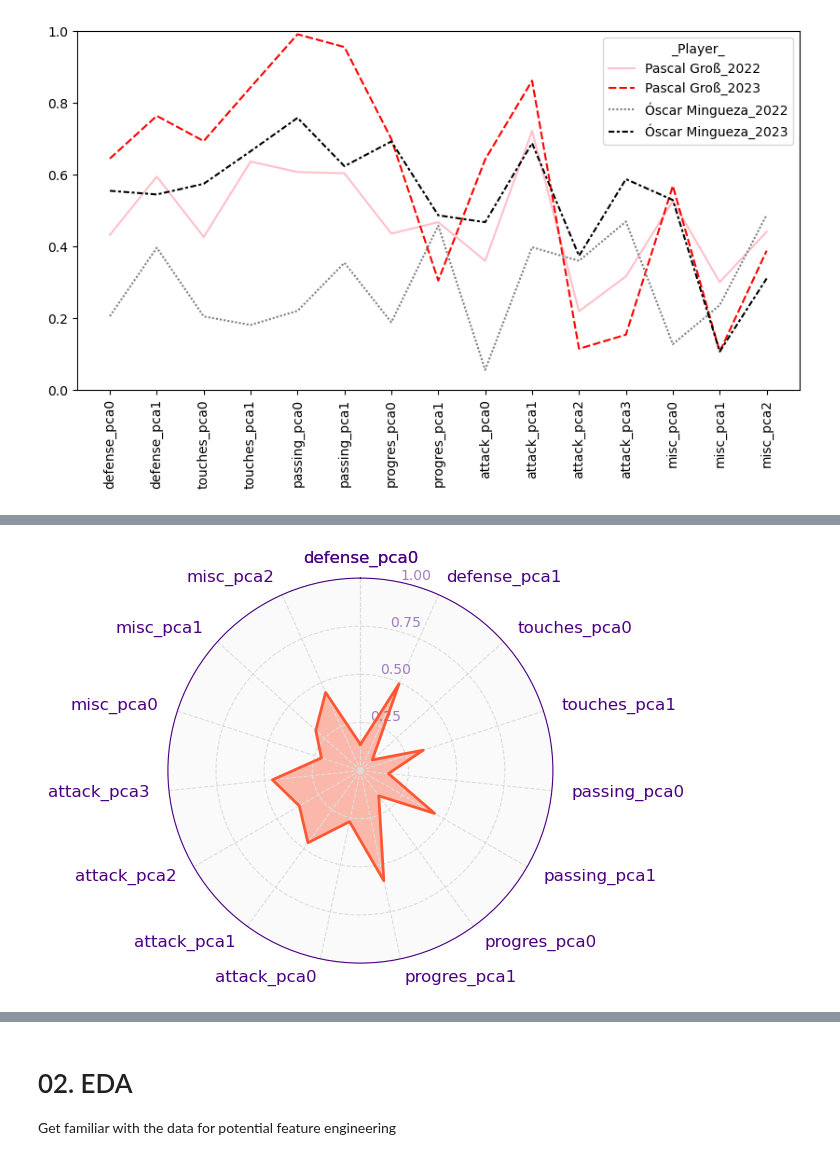
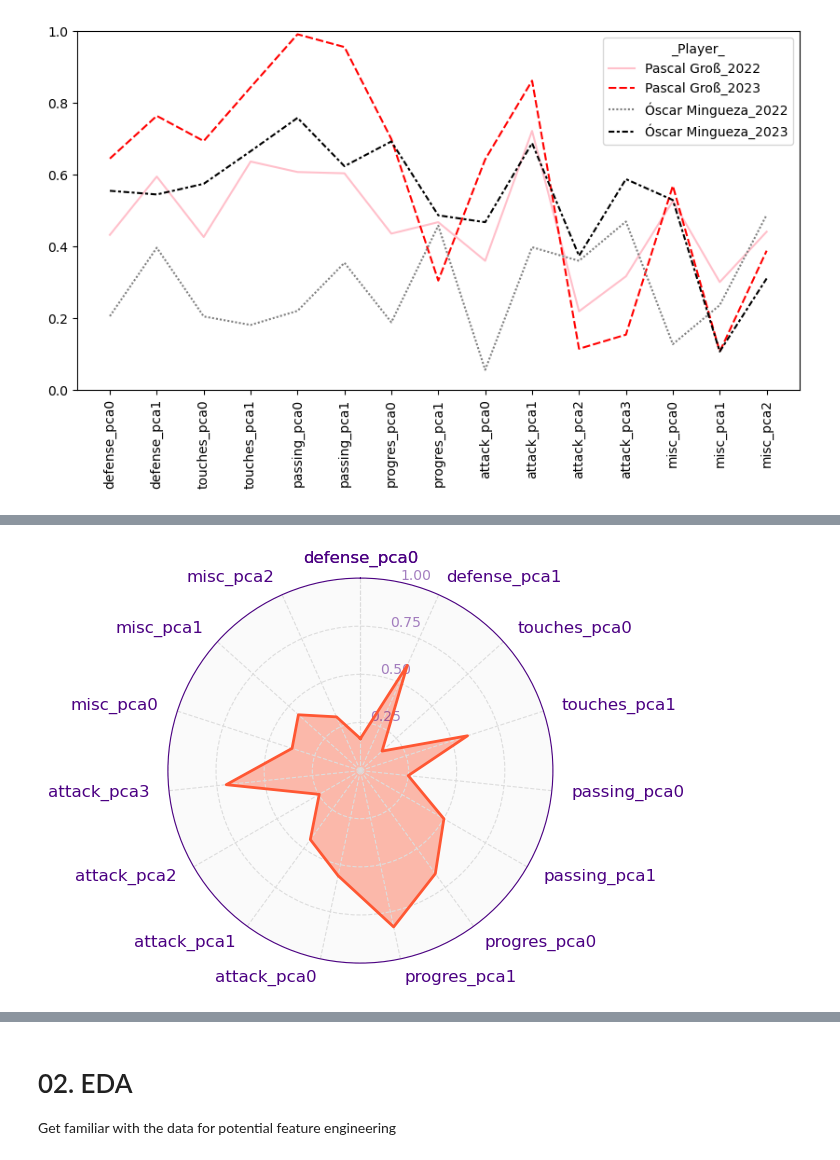
Before and after one commit to alibekk93/FM_skills_prediction, a Jupyter notebook: notebooks/03_player_similarity.ipynb, the cells around one changed output, grey strips where cells are left out. Drawn from its saved outputs; the diff is of its cells as text; code cells hidden in the pictures.

```diff
--- a/notebooks/03_player_similarity.ipynb
+++ b/notebooks/03_player_similarity.ipynb
@@ -110,0 +113,8 @@ plt.show()
+# %%
+fig, ax = plt.subplots(figsize=(15,2))
+plt.tight_layout()
+heatmap_data = player_data_pca_scaled.loc[['Kevin Stöger_2023', 'Bruno Fernandes_2023', 'Alex Baena_2023',
+                                       'Téji Savanier_2023', 'Alfie Doughty_2023', 'Pascal Groß_2023']]
+sns.heatmap(heatmap_data,
+            cmap='coolwarm', annot=round(heatmap_data, 1))
+plt.show()
@@ -166,15 +188,15 @@ def plot_team_radar(data: dict, color='#FF5733') -> None:
     # ax.set_title(data['name'], y=1.1, fontsize=20, color='#4B0082', fontweight='bold')
     plt.show()
 # %%
-player = 'Giacomo Raspadori'
+player = 'Brajan Gruda'
 season = 2023
 
 plot_data = player_data_pca_scaled.loc[f'{player}_{season}']
 # plot_data.index = [idx[0] for idx in plot_data.index.str.split('_')]
 
 plot_team_radar(plot_data.to_dict())
 # %% [output]
-[figure, old version]
+[figure, new version]
 # %%
 plot_data
 # %% [output]
```
Also changed, not shown: parts of 6 cells of this notebook.
